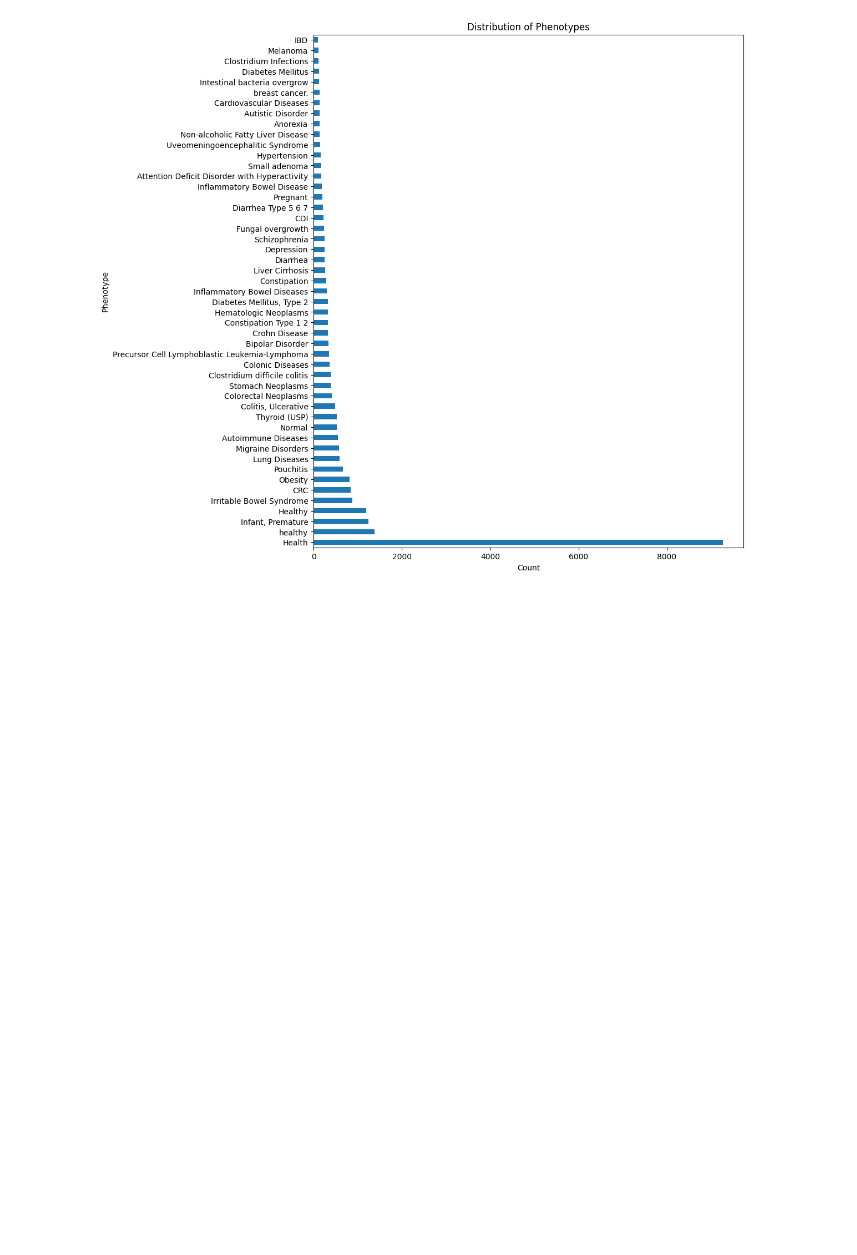
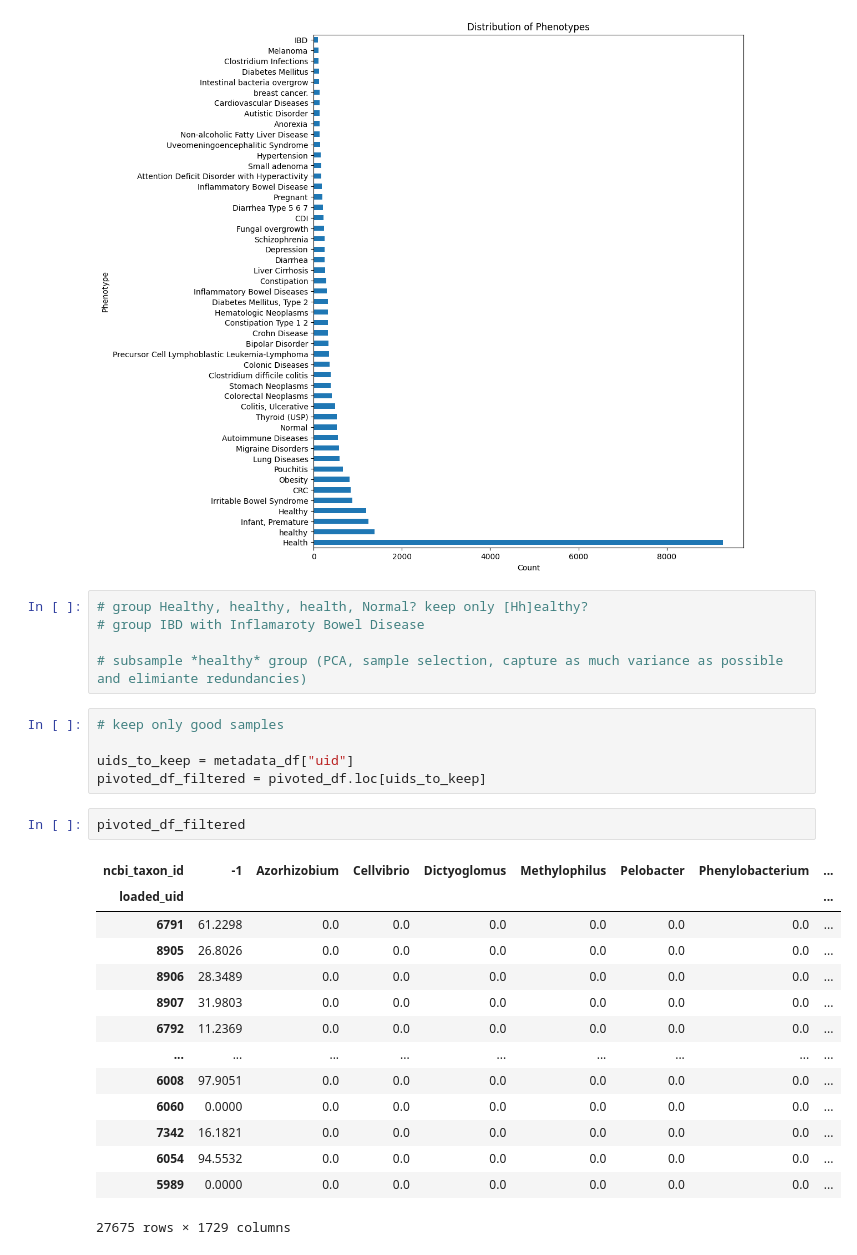
Before and after one commit to manuelgug/ML_disease_prediction_microbiome, a Jupyter notebook: MIcrobiome_x_Health_ML.ipynb, the cells around one changed output. Cells and saved outputs as stored; diff of their text form; blank space fills up the shorter version.

```diff
--- a/MIcrobiome_x_Health_ML.ipynb
+++ b/MIcrobiome_x_Health_ML.ipynb
@@ -139,3 +122,30 @@ plt.title('Distribution of Phenotypes')
 plt.show()
 # %% [output]
 [figure]
+# %%
+# group Healthy, healthy, health, Normal? keep only [Hh]ealthy?
+# group IBD with Inflamaroty Bowel Disease
+
+# subsample *healthy* group (PCA, sample selection, capture as much variance as possible and elimiante redundancies)
+# %%
+# keep only good samples
+
+uids_to_keep = metadata_df["uid"]
+pivoted_df_filtered = pivoted_df.loc[uids_to_keep]
+# %%
+pivoted_df_filtered
+# %% [output]
+| ncbi_taxon_id | -1 | Azorhizobium | Cellvibrio | Dictyoglomus | Methylophilus | Pelobacter | Phenylobacterium | ... |
+| loaded_uid |  |  |  |  |  |  |  | ... |
+| 6791 | 61.2298 | 0.0 | 0.0 | 0.0 | 0.0 | 0.0 | 0.0 | ... |
+| 8905 | 26.8026 | 0.0 | 0.0 | 0.0 | 0.0 | 0.0 | 0.0 | ... |
+| 8906 | 28.3489 | 0.0 | 0.0 | 0.0 | 0.0 | 0.0 | 0.0 | ... |
+| 8907 | 31.9803 | 0.0 | 0.0 | 0.0 | 0.0 | 0.0 | 0.0 | ... |
+| 6792 | 11.2369 | 0.0 | 0.0 | 0.0 | 0.0 | 0.0 | 0.0 | ... |
+| ... | ... | ... | ... | ... | ... | ... | ... | ... |
+| 6008 | 97.9051 | 0.0 | 0.0 | 0.0 | 0.0 | 0.0 | 0.0 | ... |
+| 6060 | 0.0000 | 0.0 | 0.0 | 0.0 | 0.0 | 0.0 | 0.0 | ... |
+| 7342 | 16.1821 | 0.0 | 0.0 | 0.0 | 0.0 | 0.0 | 0.0 | ... |
+| 6054 | 94.5532 | 0.0 | 0.0 | 0.0 | 0.0 | 0.0 | 0.0 | ... |
+| 5989 | 0.0000 | 0.0 | 0.0 | 0.0 | 0.0 | 0.0 | 0.0 | ... |
+27675 rows × 1729 columns
```
Also changed, not shown: parts of 7 cells of this notebook.
